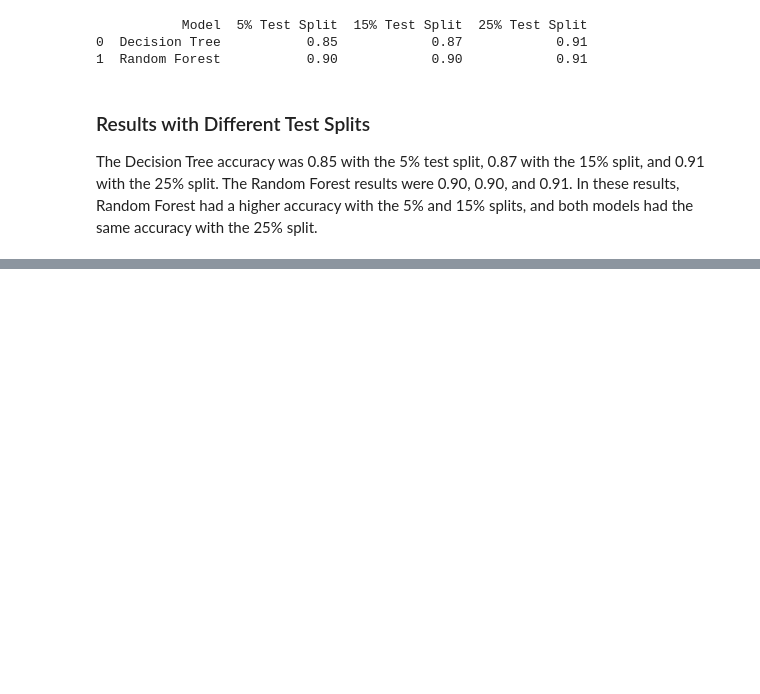
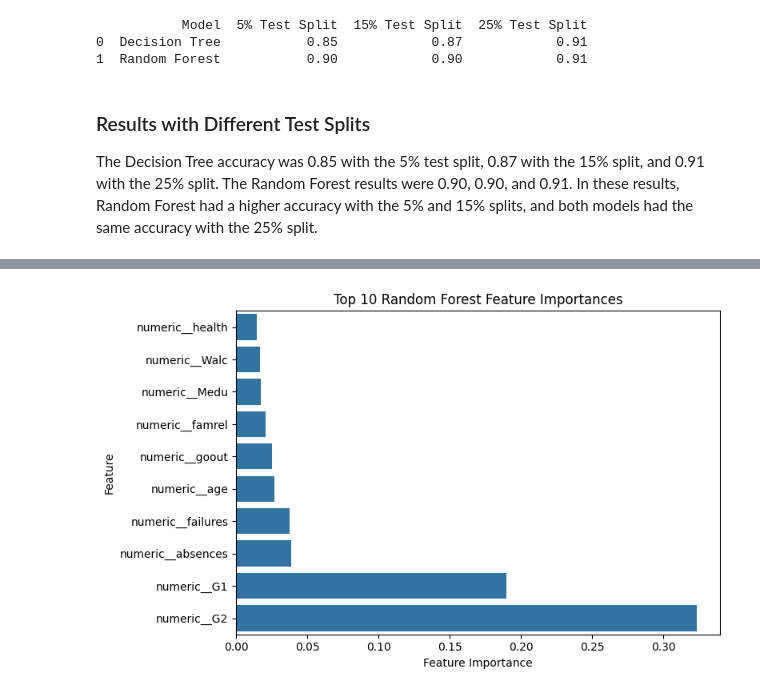
Before and after one commit to LourdesHerrera/ML_CA1_StudentPerformance, a Jupyter notebook: Machine_Learning_CA1.ipynb, the cells around one changed output, grey strips where cells are left out. Saved outputs shown, nothing was run; the diff lists cells and outputs as text; code cells hidden in the pictures; blank space fills up the shorter version.

Commit message:
added feature importance and overfitting analysis

```diff
--- a/Machine_Learning_CA1.ipynb
+++ b/Machine_Learning_CA1.ipynb
@@ -778,0 +779,10 @@ The Random Forest's best settings were max_depth = 10 and n_estimators = 100. It
+# %%
+# Find and sort the feature importance scores
+feature_imp = pd.Series(clf_RF.feature_importances_).sort_values(ascending=False)
+
+# Replace the number indexes with the encoded feature names
+feature_names = tree_preprocessor.get_feature_names_out()
+feature_imp.index = feature_names[feature_imp.index]
+
+# Display the 10 most important features
+feature_imp.head(10)
@@ -778,0 +804,15 @@ The Random Forest's best settings were max_depth = 10 and n_estimators = 100. It
+# %%
+# Select the 10 most important features
+top_features = feature_imp.head(10).sort_values()
+
+# Plot the feature importance scores
+plt.figure(figsize=(8, 5))
+sns.barplot(x=top_features.values, y=top_features.index)
+
+plt.xlabel('Feature Importance')
+plt.ylabel('Feature')
+plt.title('Top 10 Random Forest Feature Importances')
+plt.tight_layout()
+plt.show()
+# %% [output]
+[figure, added]
```
Also changed, not shown: parts of 11 cells of this notebook.
